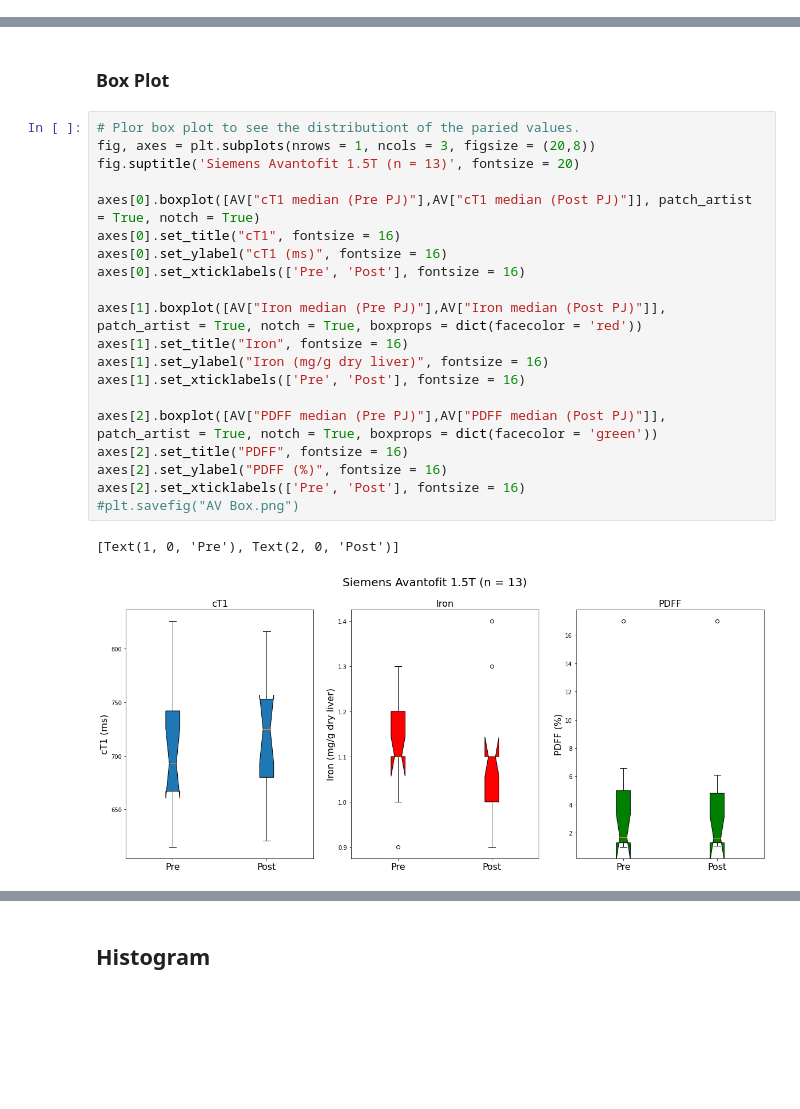
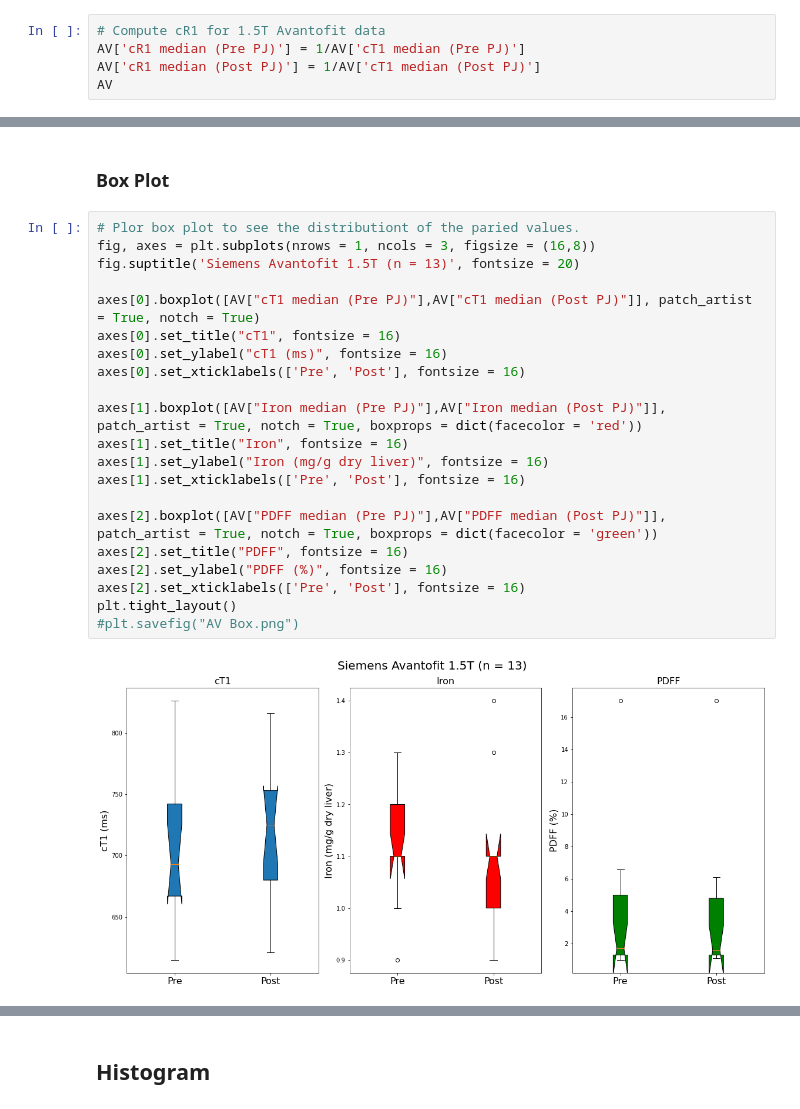
Before and after one commit to WhySeeYC/reference_app, a Jupyter notebook: PineappleJuice/VendorSpecificPlots.ipynb, the cells around one changed output, grey strips where cells are left out. Saved outputs shown, nothing was run; the diff lists cells and outputs as text; blank space fills up the shorter version.

Commit message:
add R1 exploratory graphs

```diff
--- a/PineappleJuice/VendorSpecificPlots.ipynb
+++ b/PineappleJuice/VendorSpecificPlots.ipynb
@@ -199,0 +249,5 @@ There are some parameters are categorical or record data: Record Id, Portal_ID (
+# %%
+# Compute cR1 for 1.5T Avantofit data
+AV['cR1 median (Pre PJ)'] = 1/AV['cT1 median (Pre PJ)']
+AV['cR1 median (Post PJ)'] = 1/AV['cT1 median (Post PJ)']
+AV
@@ -203,25 +272,25 @@ There are some parameters are categorical or record data: Record Id, Portal_ID (
 ### Box Plot
 # %%
 # Plor box plot to see the distributiont of the paried values.
-fig, axes = plt.subplots(nrows = 1, ncols = 3, figsize = (20,8))
+fig, axes = plt.subplots(nrows = 1, ncols = 3, figsize = (16,8))
 fig.suptitle('Siemens Avantofit 1.5T (n = 13)', fontsize = 20)
 
 axes[0].boxplot([AV["cT1 median (Pre PJ)"],AV["cT1 median (Post PJ)"]], patch_artist = True, notch = True)
 axes[0].set_title("cT1", fontsize = 16)
 axes[0].set_ylabel("cT1 (ms)", fontsize = 16)
 axes[0].set_xticklabels(['Pre', 'Post'], fontsize = 16)
 
 axes[1].boxplot([AV["Iron median (Pre PJ)"],AV["Iron median (Post PJ)"]], patch_artist = True, notch = True, boxprops = dict(facecolor = 'red'))
 axes[1].set_title("Iron", fontsize = 16)
 axes[1].set_ylabel("Iron (mg/g dry liver)", fontsize = 16)
 axes[1].set_xticklabels(['Pre', 'Post'], fontsize = 16)
 
 axes[2].boxplot([AV["PDFF median (Pre PJ)"],AV["PDFF median (Post PJ)"]], patch_artist = True, notch = True, boxprops = dict(facecolor = 'green'))
 axes[2].set_title("PDFF", fontsize = 16)
 axes[2].set_ylabel("PDFF (%)", fontsize = 16)
 axes[2].set_xticklabels(['Pre', 'Post'], fontsize = 16)
+plt.tight_layout()
 #plt.savefig("AV Box.png")
 # %% [output]
-[Text(1, 0, 'Pre'), Text(2, 0, 'Post')]
-[figure, old version]
+[figure, new version]
 # %%
```
Also changed, not shown: parts of 33 cells of this notebook.
